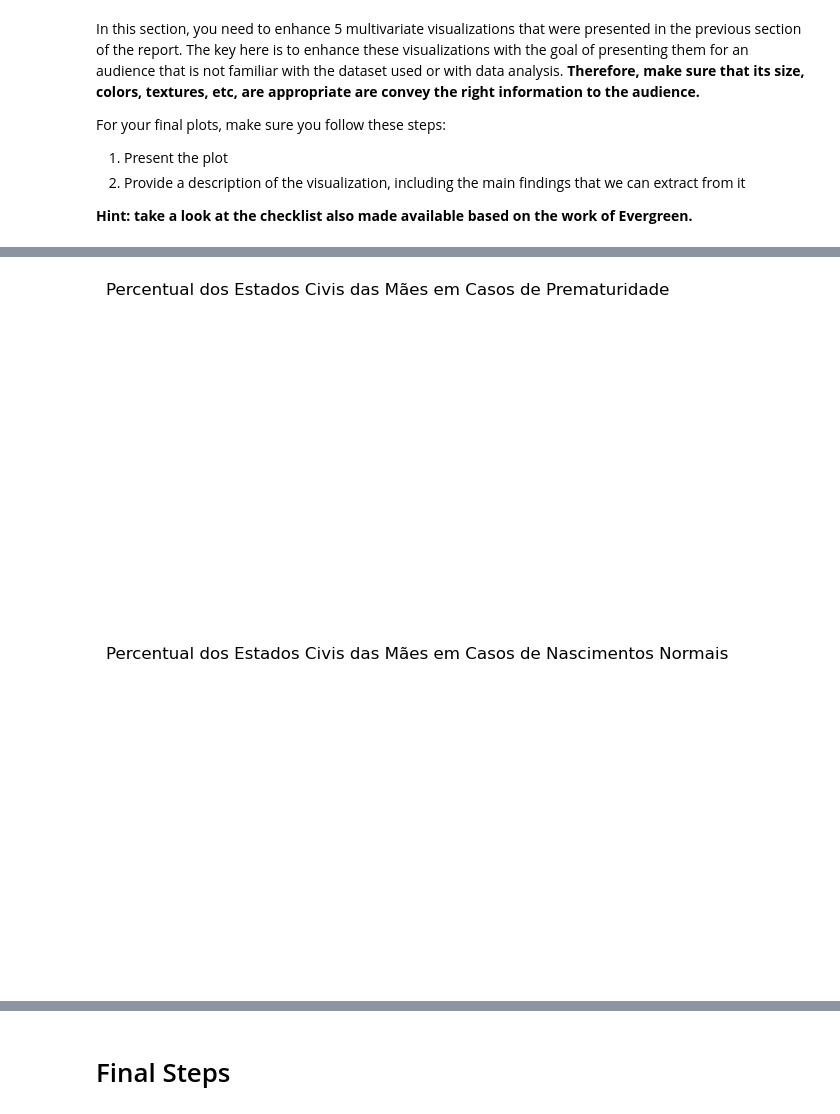
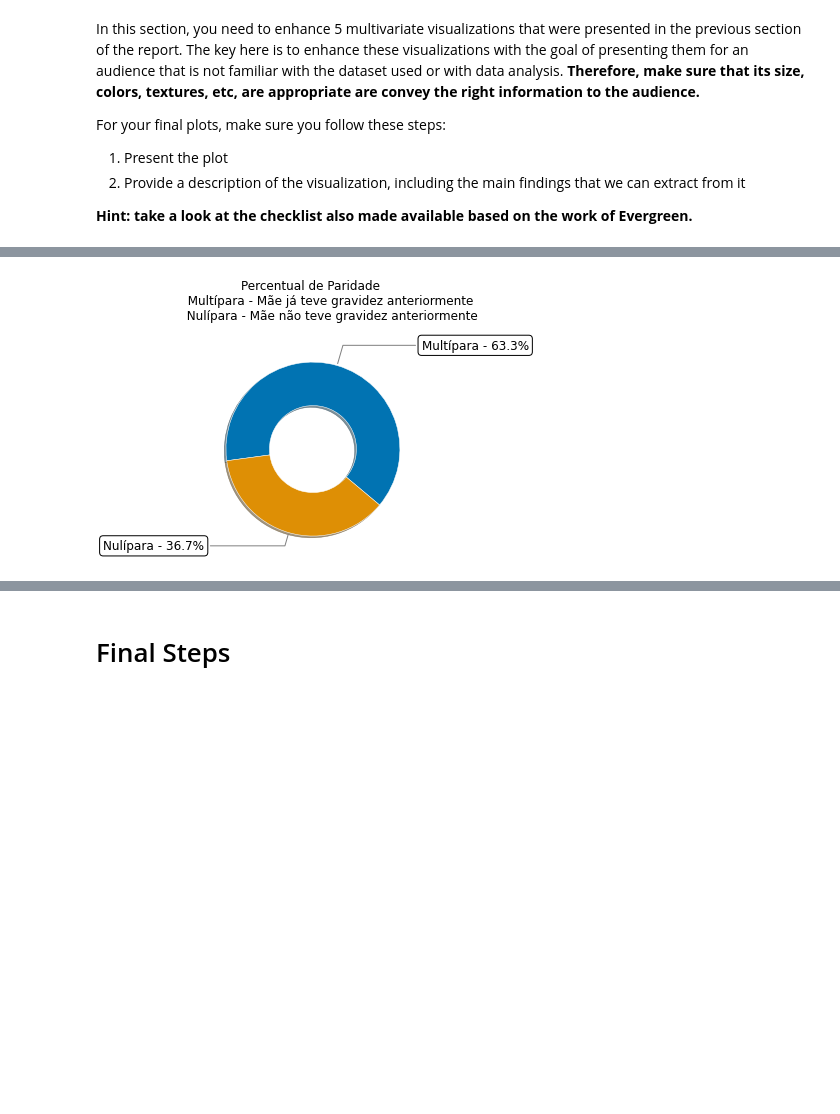
Before and after one commit to danielnowakassis/SINASC-Dataset, a Jupyter notebook: DS_project_template.ipynb, the cells around one changed output, grey strips where cells are left out. Cells and saved outputs as stored; diff of their text form; code cells hidden in the pictures; blank space fills up the shorter version.

```diff
--- a/DS_project_template.ipynb
+++ b/DS_project_template.ipynb
@@ -993,53 +1040,29 @@ plt.show()
 # %%
-civil_mae = full_df[full_df['GESTACAO'] == 'Prematuro'].groupby('ESTCIVMAE').agg(contagem=('ESTCIVMAE', 'count')).reset_index()
+par_mae = full_df[full_df['PARIDADE'] != 'nan'].groupby('PARIDADE').agg(contagem=('PARIDADE', 'count')).reset_index()
 palette_color = sns.color_palette('colorblind')
 
-fig, ax = plt.subplots(figsize=(10, 4), subplot_kw=dict(aspect="equal"))
-labels = civil_mae['ESTCIVMAE'].unique()
-wedges, texts= ax.pie(x=civil_mae['contagem'], pctdistance=0.8, colors=palette_color,
+fig, ax = plt.subplots(figsize=(12, 4), subplot_kw=dict(aspect="equal"))
+labels = par_mae['PARIDADE'].unique()
+wedges, texts= ax.pie(x=par_mae['contagem'], pctdistance=0.8, colors=palette_color,
                                wedgeprops=dict(width=0.5, edgecolor='w', linewidth=0.5),
                                shadow=True,
                                startangle=-40)
 
 for i, p in enumerate(wedges):
     ang = (p.theta2 - p.theta1) / 2.0 + p.theta1
     y = np.sin(np.deg2rad(ang))
     x = np.cos(np.deg2rad(ang))
     horizontalalignment = {-1: "right", 1: "left"}[int(np.sign(x))]
     connectionstyle = f"angle,angleA=0,angleB={ang}"
-    percentage_value = f"{civil_mae['contagem'].values[i] / sum(civil_mae['contagem']) * 100:.1f}%"
+    percentage_value = f"{par_mae['contagem'].values[i] / sum(par_mae['contagem']) * 100:.1f}%"
     ax.annotate(f"{labels[i]} - {percentage_value}", xy=(x, y), xytext=(1.25 * np.sign(x), 1.2 * y),
                 fontsize=12,
                 bbox=dict(boxstyle="round,pad=0.3", facecolor='w', lw=1),
                 horizontalalignment=horizontalalignment,
                 arrowprops=dict(arrowstyle="-", lw=1, color='grey', connectionstyle=connectionstyle))
-plt.title("Percentual dos Estados Civis das Mães em Casos de Prematuridade")
+plt.title("Percentual de Paridade \n\
+          Multípara - Mãe já teve gravidez anteriormente \n\
+          Nulípara - Mãe não teve gravidez anteriormente\n")
 plt.show()
-
-civil_mae = full_df[full_df['GESTACAO'] == 'Não Prematuro'].groupby('ESTCIVMAE').agg(contagem=('ESTCIVMAE', 'count')).reset_index()
-palette_color = sns.color_palette('colorblind')
-
-fig, ax = plt.subplots(figsize=(10, 4), subplot_kw=dict(aspect="equal"))
-labels = civil_mae['ESTCIVMAE'].unique()
-wedges, texts= ax.pie(x=civil_mae['contagem'], pctdistance=0.8, colors=palette_color,
-                               wedgeprops=dict(width=0.5, edgecolor='w', linewidth=0.5),
-                               shadow=True,
-                               startangle=-40)
-
-for i, p in enumerate(wedges):
-    ang = (p.theta2 - p.theta1) / 2.0 + p.theta1
-    y = np.sin(np.deg2rad(ang))
-    x = np.cos(np.deg2rad(ang))
-    horizontalalignment = {-1: "right", 1: "left"}[int(np.sign(x))]
-    connectionstyle = f"angle,angleA=0,angleB={ang}"
-    percentage_value = f"{civil_mae['contagem'].values[i] / sum(civil_mae['contagem']) * 100:.1f}%"
-    ax.annotate(f"{labels[i]} - {percentage_value}", xy=(x, y), xytext=(1.25 * np.sign(x), 1.2 * y),
-                fontsize=12,
-                bbox=dict(boxstyle="round,pad=0.3", facecolor='w', lw=1),
-                horizontalalignment=horizontalalignment,
-                arrowprops=dict(arrowstyle="-", lw=1, color='grey', connectionstyle=connectionstyle))
-plt.title("Percentual dos Estados Civis das Mães em Casos de Nascimentos Normais")
-plt.show()
 # %% [output]
-[figure, old version]
+[figure, new version]
-[figure, removed]
```
Also changed, not shown: parts of 112 cells of this notebook.
